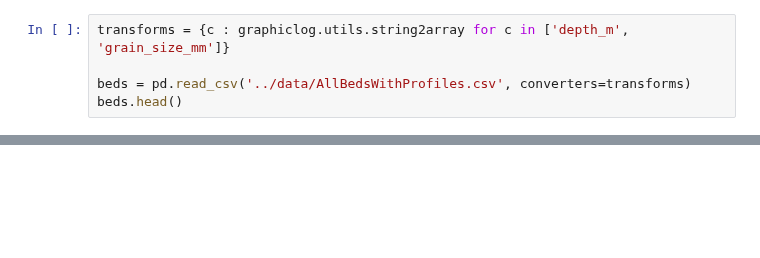
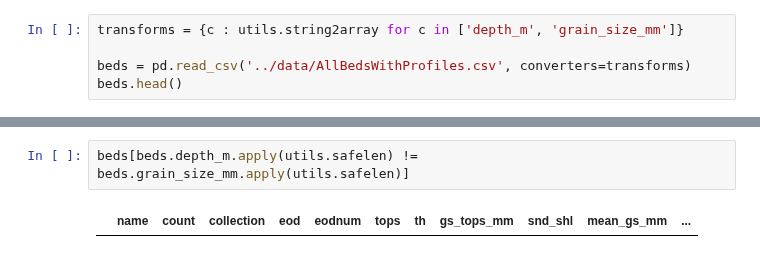
Before and after one commit to rgmyr/litholog, a Jupyter notebook: notebooks/inspect_data.ipynb, the cells around one changed output, grey strips where cells are left out. Drawn from its saved outputs; the diff is of its cells as text; blank space fills up the shorter version.

```diff
--- a/notebooks/inspect_data.ipynb
+++ b/notebooks/inspect_data.ipynb
@@ -12,5 +13,5 @@ import graphiclog
 # %%
-transforms = {c : graphiclog.utils.string2array for c in ['depth_m', 'grain_size_mm']}
+transforms = {c : utils.string2array for c in ['depth_m', 'grain_size_mm']}
 
 beds = pd.read_csv('../data/AllBedsWithProfiles.csv', converters=transforms)
 beds.head()
@@ -23,0 +111,4 @@ beds.head()
+# %%
+beds[beds.depth_m.apply(utils.safelen) != beds.grain_size_mm.apply(utils.safelen)]
+# %% [output]
+|  | name | count | collection | eod | eodnum | tops | th | gs_tops_mm | snd_shl | mean_gs_mm | ... |
```
Also changed, not shown: parts of 22 cells of this notebook, 1 other file.
